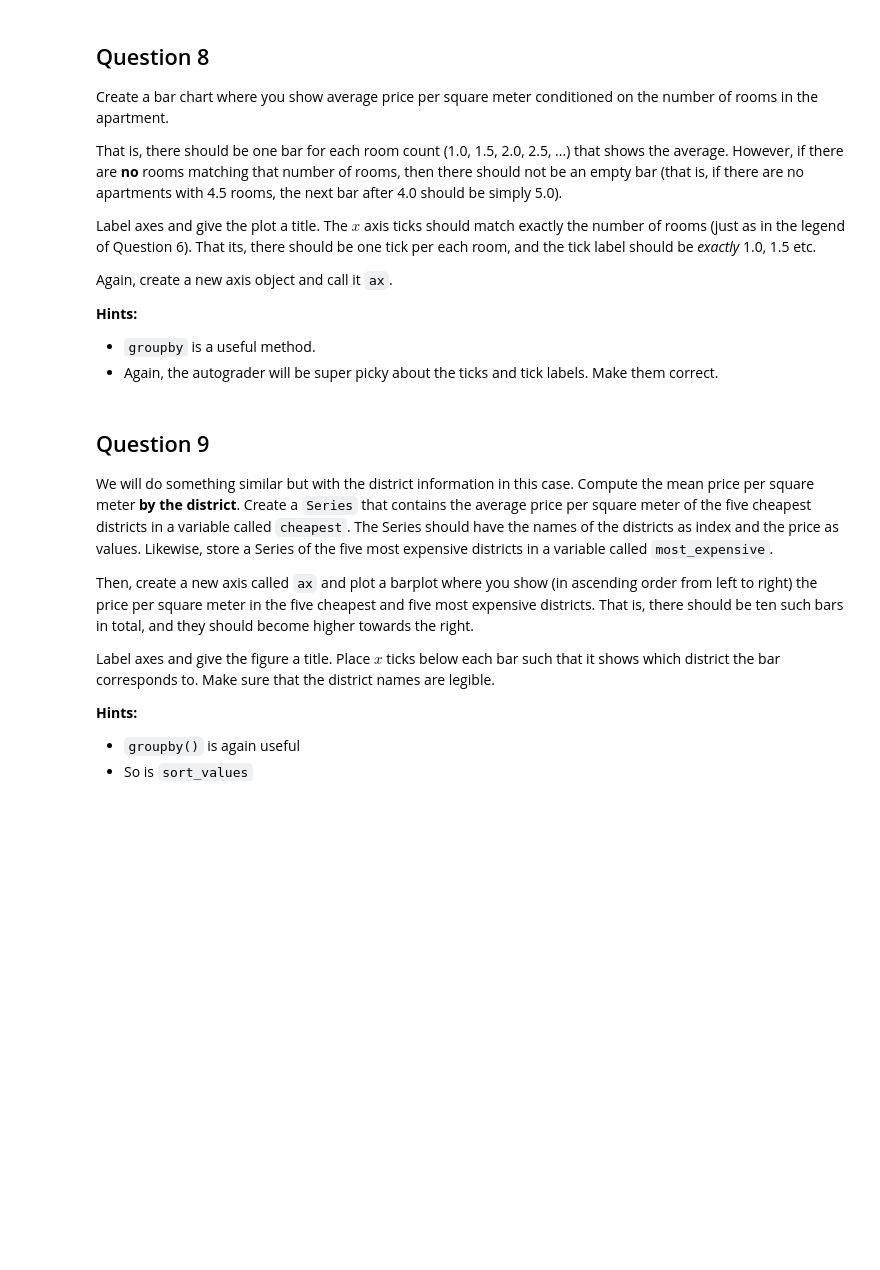
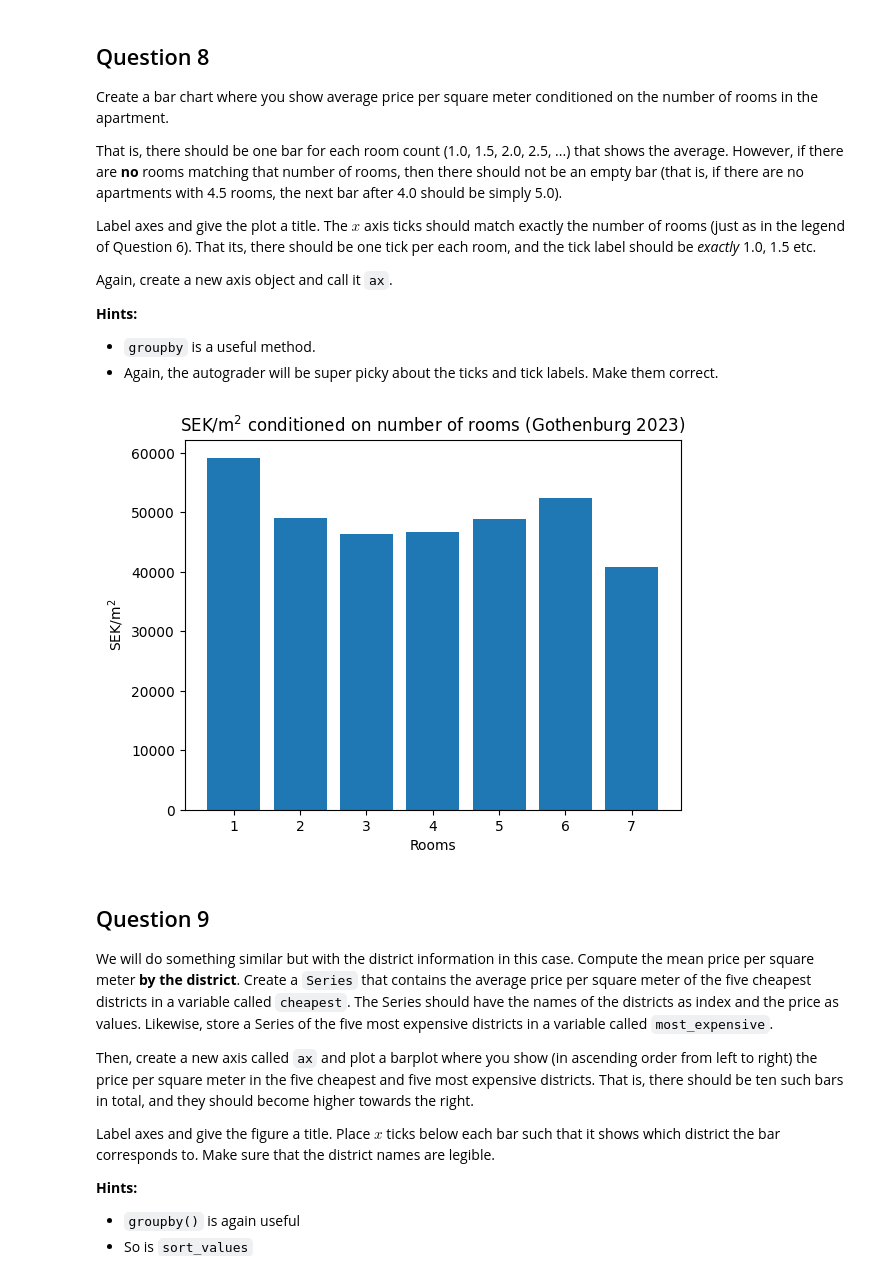
Before and after one commit to BoLaker/Data-Science-and-AI, a Jupyter notebook: assignment2_template.ipynb, the cells around one changed output. Drawn from its saved outputs; the diff is of its cells as text; code cells hidden in the pictures; blank space fills up the shorter version.

```diff
--- a/assignment2_template.ipynb
+++ b/assignment2_template.ipynb
@@ -306,7 +300,19 @@ Again, create a new axis object and call it `ax`.
 # %%
 # Codegrade Tag Question8
 # Do *not* remove the tag above
 # Write your code below
+fig, ax = plt.subplots()
+
+grouped = df_2023_gothenburg_w_psqm.groupby("rooms")["price per sqm"].mean()
+bar = ax.bar(grouped.index, grouped.values)
+
+ax.set_title("SEK/m$^2$ conditioned on number of rooms (Gothenburg 2023)")
+ax.set_xlabel("Rooms")
+ax.set_ylabel("SEK/m$^2$")
+
+plt.show()
+# %% [output]
+[figure, added]
 # %% [markdown]
 ## Question 9
 
```
Also changed, not shown: parts of 3 cells of this notebook.
